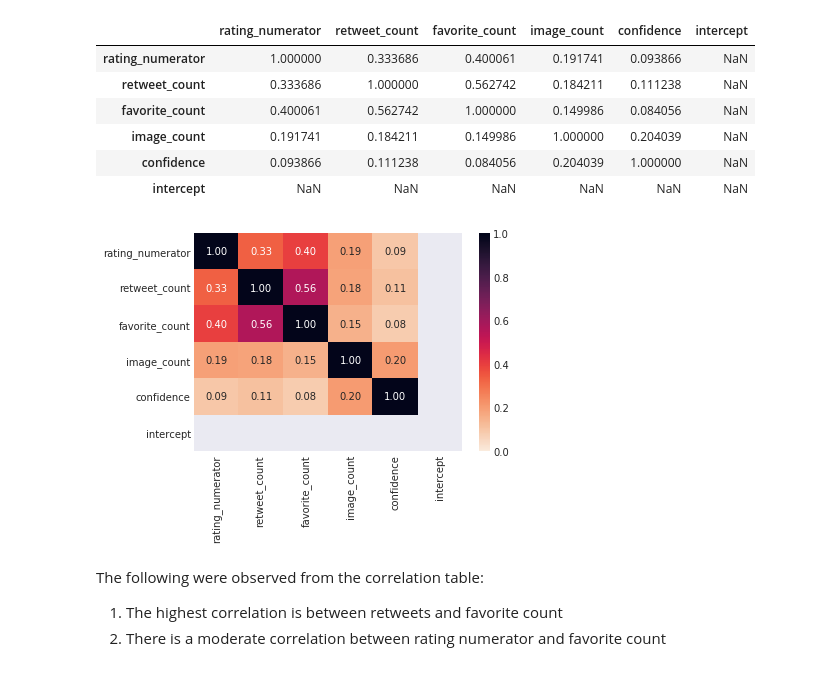
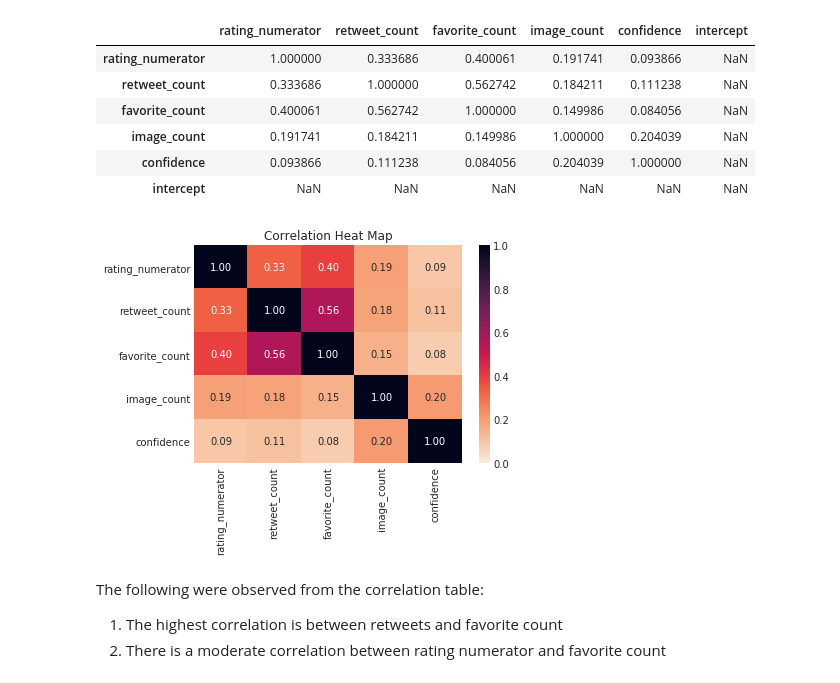
Before and after one commit to yaswaz/twitter_api, a Jupyter notebook: wrangle_act.ipynb, the cells around one changed output. Drawn from its saved outputs; the diff is of its cells as text; code cells hidden in the pictures.

```diff
--- a/wrangle_act.ipynb
+++ b/wrangle_act.ipynb
@@ -1624,11 +1623,15 @@ twitter_archive_master.corr()
 | image_count | 0.191741 | 0.184211 | 0.149986 | 1.000000 | 0.204039 | NaN |
 | confidence | 0.093866 | 0.111238 | 0.084056 | 0.204039 | 1.000000 | NaN |
 | intercept | NaN | NaN | NaN | NaN | NaN | NaN |
+# %%
+# Drop intercept
+twitter_archive_master.drop(['intercept'], inplace = True, axis = 1)
 # %%
 # Visualize corr using heat map
 sns.heatmap(twitter_archive_master.corr(), annot = True, fmt = '.2f', cmap = 'rocket_r', vmin = 0);
+plt.title('Correlation Heat Map');
 # %% [output]
-[figure, old version]
+[figure, new version]
 # %% [markdown]
 The following were observed from the correlation table:
 1. The highest correlation is between retweets and favorite count
```
Also changed, not shown: parts of 16 cells of this notebook.
